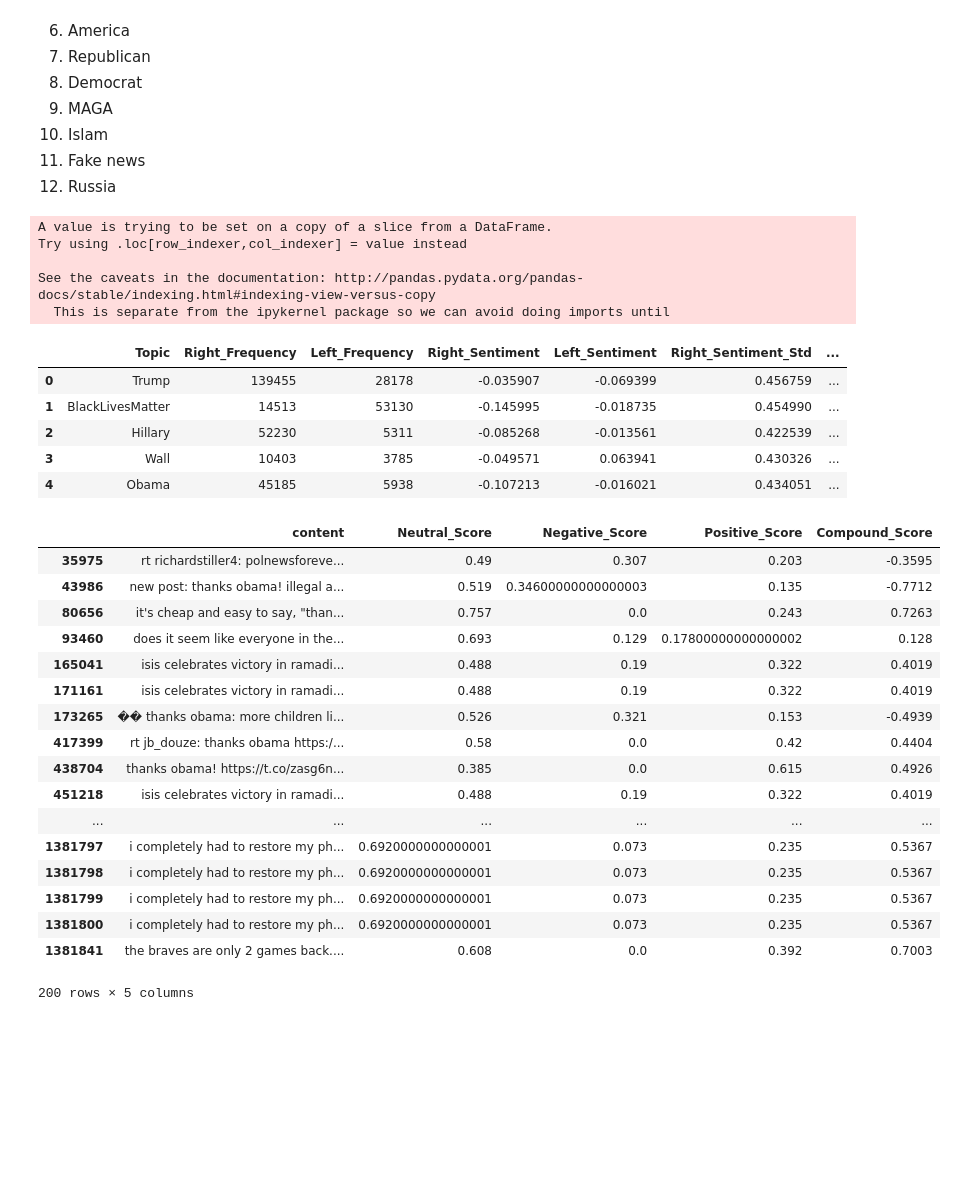
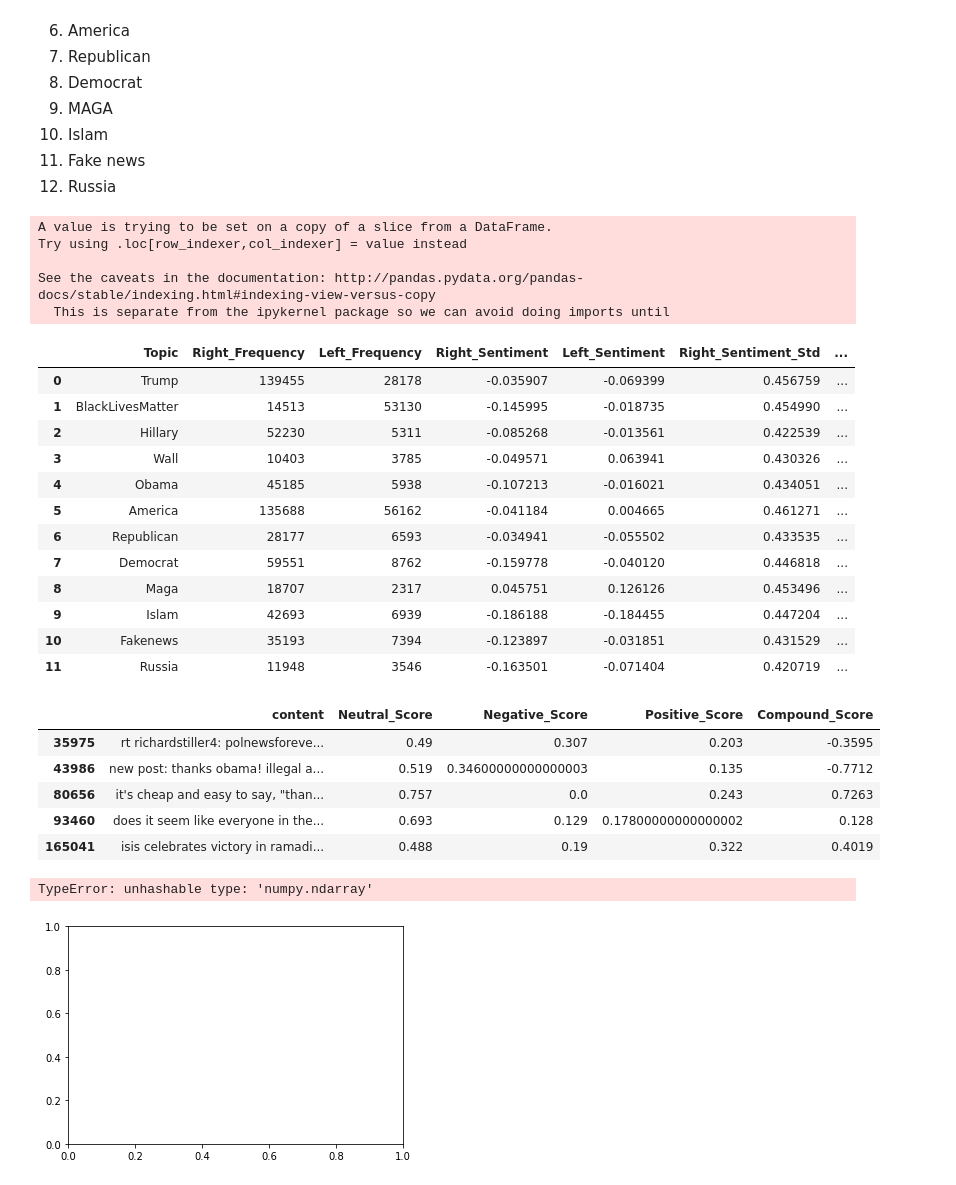
Before and after one commit to TimStOnge/Russian-Troll-Tweets-Sentiment-Analysis, a Jupyter notebook: Sarah-Analysis.ipynb, the cells around one changed output. Saved outputs shown, nothing was run; the diff lists cells and outputs as text; code cells hidden in the pictures; blank space fills up the shorter version.

```diff
--- a/Sarah-Analysis.ipynb
+++ b/Sarah-Analysis.ipynb
@@ -9,7 +9,7 @@ from spacy import displacy
 from spacymoji import Emoji
 
 # import data and read to df
-csv = "/Output/all_data.csv"
+csv = "../Output/all_data.csv"
 df = pd.read_csv(csv, low_memory=False)
 
 df.head()
@@ -207,7 +206,7 @@ for term in search_terms:
     final_df["Right_Updates"].append(calculateRightUpdates(search_terms[term]))
 
 final_df = pd.DataFrame(final_df)
-final_df.head()
+final_df.head(12)
 # %% [output]
 A value is trying to be set on a copy of a slice from a DataFrame.
 Try using .loc[row_indexer,col_indexer] = value instead
@@ -220,25 +219,20 @@ See the caveats in the documentation: http://pandas.pydata.org/pandas-docs/stabl
 | 2 | Hillary | 52230 | 5311 | -0.085268 | -0.013561 | 0.422539 | ... |
 | 3 | Wall | 10403 | 3785 | -0.049571 | 0.063941 | 0.430326 | ... |
 | 4 | Obama | 45185 | 5938 | -0.107213 | -0.016021 | 0.434051 | ... |
+| 5 | America | 135688 | 56162 | -0.041184 | 0.004665 | 0.461271 | ... |
+| 6 | Republican | 28177 | 6593 | -0.034941 | -0.055502 | 0.433535 | ... |
+| 7 | Democrat | 59551 | 8762 | -0.159778 | -0.040120 | 0.446818 | ... |
+| 8 | Maga | 18707 | 2317 | 0.045751 | 0.126126 | 0.453496 | ... |
+| 9 | Islam | 42693 | 6939 | -0.186188 | -0.184455 | 0.447204 | ... |
+| 10 | Fakenews | 35193 | 7394 | -0.123897 | -0.031851 | 0.431529 | ... |
+| 11 | Russia | 11948 | 3546 | -0.163501 | -0.071404 | 0.420719 | ... |
 # %%
 #look at tweets to see how the sentiment scores did on sarcasm
-(right_troll_df[right_troll_df["content"].str.contains("thanks obama")][["content","Neutral_Score","Negative_Score","Positive_Score","Compound_Score"]]).head(200)
+(right_troll_df[right_troll_df["content"].str.contains("thanks obama")][["content","Neutral_Score","Negative_Score","Positive_Score","Compound_Score"]]).head(5)
 # %% [output]
 |  | content | Neutral_Score | Negative_Score | Positive_Score | Compound_Score |
 | 35975 | rt richardstiller4: polnewsforeve... | 0.49 | 0.307 | 0.203 | -0.3595 |
 | 43986 | new post: thanks obama! illegal a... | 0.519 | 0.34600000000000003 | 0.135 | -0.7712 |
 | 80656 | it's cheap and easy to say, "than... | 0.757 | 0.0 | 0.243 | 0.7263 |
 | 93460 | does it seem like everyone in the... | 0.693 | 0.129 | 0.17800000000000002 | 0.128 |
 | 165041 | isis celebrates victory in ramadi... | 0.488 | 0.19 | 0.322 | 0.4019 |
-| 171161 | isis celebrates victory in ramadi... | 0.488 | 0.19 | 0.322 | 0.4019 |
-| 173265 | �� thanks obama: more children li... | 0.526 | 0.321 | 0.153 | -0.4939 |
-| 417399 | rt jb_douze: thanks obama https:/... | 0.58 | 0.0 | 0.42 | 0.4404 |
-| 438704 | thanks obama! https://t.co/zasg6n... | 0.385 | 0.0 | 0.615 | 0.4926 |
-| 451218 | isis celebrates victory in ramadi... | 0.488 | 0.19 | 0.322 | 0.4019 |
-| ... | ... | ... | ... | ... | ... |
-| 1381797 | i completely had to restore my ph... | 0.6920000000000001 | 0.073 | 0.235 | 0.5367 |
-| 1381798 | i completely had to restore my ph... | 0.6920000000000001 | 0.073 | 0.235 | 0.5367 |
-| 1381799 | i completely had to restore my ph... | 0.6920000000000001 | 0.073 | 0.235 | 0.5367 |
-| 1381800 | i completely had to restore my ph... | 0.6920000000000001 | 0.073 | 0.235 | 0.5367 |
-| 1381841 | the braves are only 2 games back.... | 0.608 | 0.0 | 0.392 | 0.7003 |
-200 rows × 5 columns
@@ -249,2 +239,41 @@ See the caveats in the documentation: http://pandas.pydata.org/pandas-docs/stabl
+# %%
+# make scatter plot
+right_sentiment = pd.DataFrame(final_df["Right_Sentiment"])
+left_sentiment = pd.DataFrame(final_df["Left_Sentiment"])
+topic = pd.DataFrame(final_df["Topic"])
+x_axis = np.arange(-1, 1, .1)
+y_axis_right =  pd.DataFrame(final_df["Right_Updates"])
+# y_axis_left =
+
+
+# Build the scatter plots for each city type
+# ax1 = topic.plot(kind='scatter',x=x_axis, y="1",
+#                        color="red", s=final_df["Right_Sentiment"], label = "Right Sentiment",
+#                        alpha = 0.5, edgecolor = "black", linewidths = 1.5)
+# ax2 = topic.plot(kind='scatter', x=x_axis, y="0",
+#                           color="blue",s=final_df["Left_Sentiment"]*2, label = "Left Sentiment",
+#                           alpha = 0.5, edgecolor = "black", linewidths = 1.5, ax=ax1)
+
+plt.scatter(x_axis, final_df, marker="o", facecolors="red", edgecolors="black",
+            s=right_sentiment, alpha=0.75)
+
+# Incorporate the other graph properties
+plt.title("Sentiment of Most Used Words")
+plt.xlabel("VADER Score")
+# plt.ylabel("tbd")
+
+# Create a legend
+plt.legend(title = 'TBD')
+plt.grid(True)
+
+# text label about the circle size
+textstr = "Note: \n Note Here."
+plt.text(42,35,textstr, fontsize=11)
+
+plt.show()
+# plt.savefig("Images/sentiment_leftandright.png")
+# %% [output]
+TypeError: unhashable type: 'numpy.ndarray'
+[figure, added]
 # %%
 # make bars to connect the dots
```
Also changed, not shown: parts of 3 cells of this notebook.
